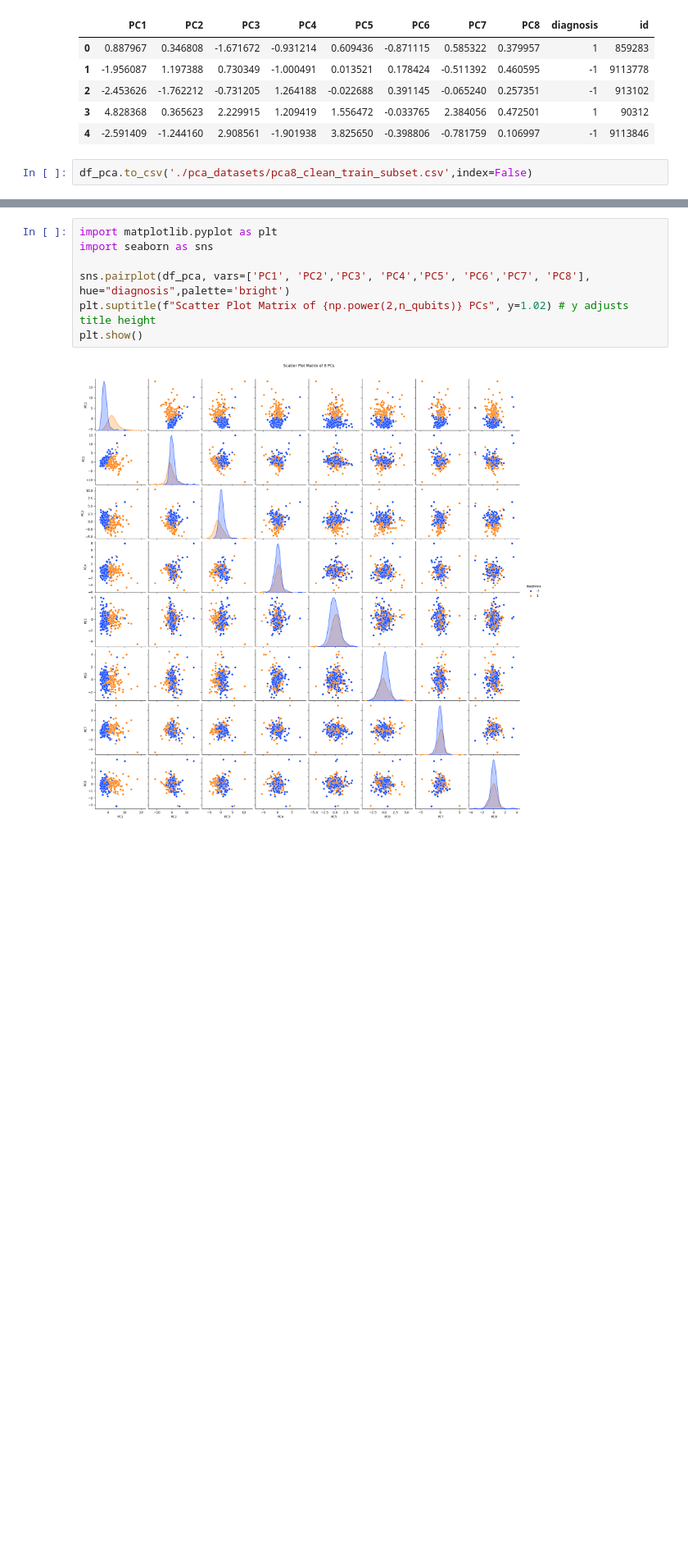
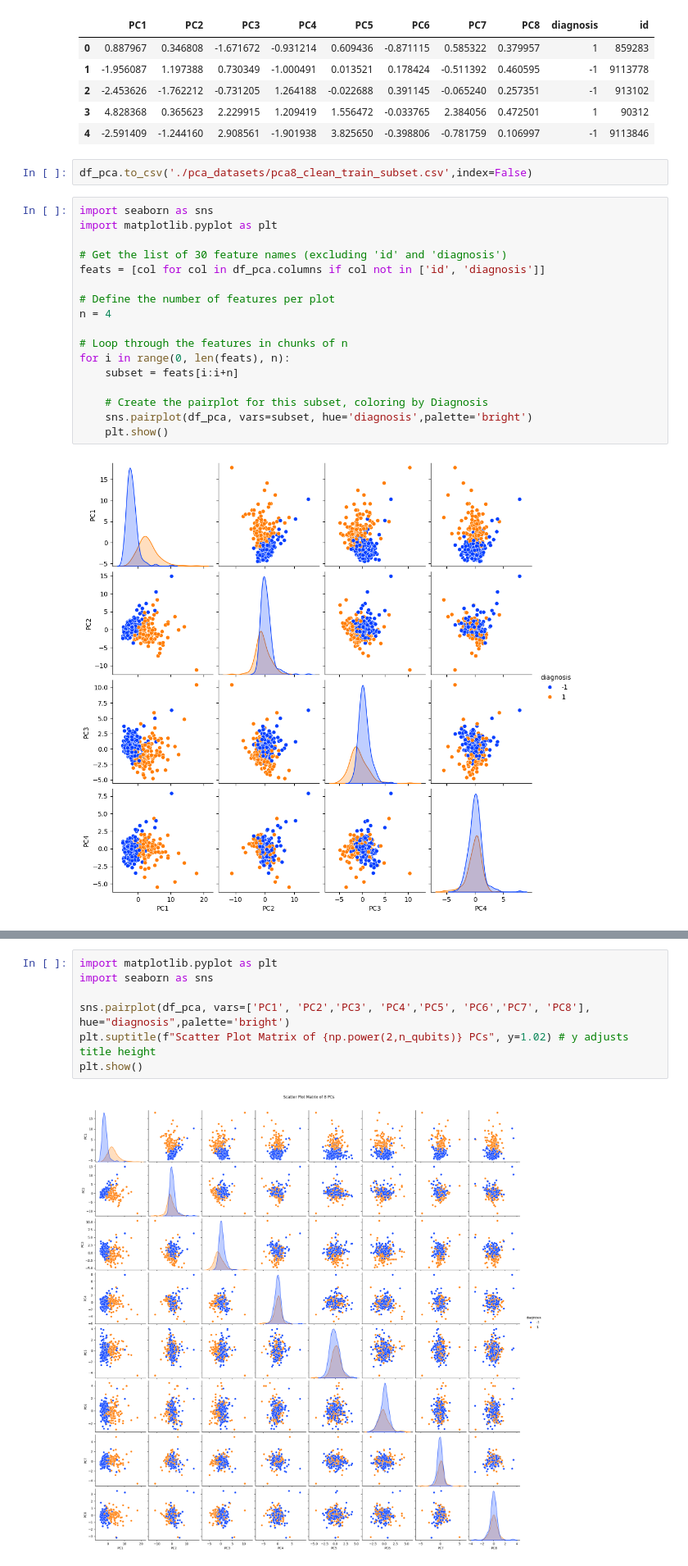
Before and after one commit to vex-me-not/Master_Thesis, a Jupyter notebook: vqc_scaled_3_qubits_10_runs.ipynb, the cells around one changed output, grey strips where cells are left out. Shown at 82% size. Cells and saved outputs as stored; diff of their text form; blank space fills up the shorter version.

```diff
--- a/vqc_scaled_3_qubits_10_runs.ipynb
+++ b/vqc_scaled_3_qubits_10_runs.ipynb
@@ -158,3 +158,22 @@ df_pca.head()
 | 4 | -2.591409 | -1.244160 | 2.908561 | -1.901938 | 3.825650 | -0.398806 | -0.781759 | 0.106997 | -1 | 9113846 |
 # %%
 df_pca.to_csv('./pca_datasets/pca8_clean_train_subset.csv',index=False)
+# %%
+import seaborn as sns
+import matplotlib.pyplot as plt
+
+# Get the list of 30 feature names (excluding 'id' and 'diagnosis')
+feats = [col for col in df_pca.columns if col not in ['id', 'diagnosis']]
+
+# Define the number of features per plot
+n = 4
+
+# Loop through the features in chunks of n
+for i in range(0, len(feats), n):
+    subset = feats[i:i+n]
+
+    # Create the pairplot for this subset, coloring by Diagnosis
+    sns.pairplot(df_pca, vars=subset, hue='diagnosis',palette='bright')
+    plt.show()
+# %% [output]
+[figure, added]
```
Also changed, not shown: parts of 1 cell of this notebook, 2 other files.
